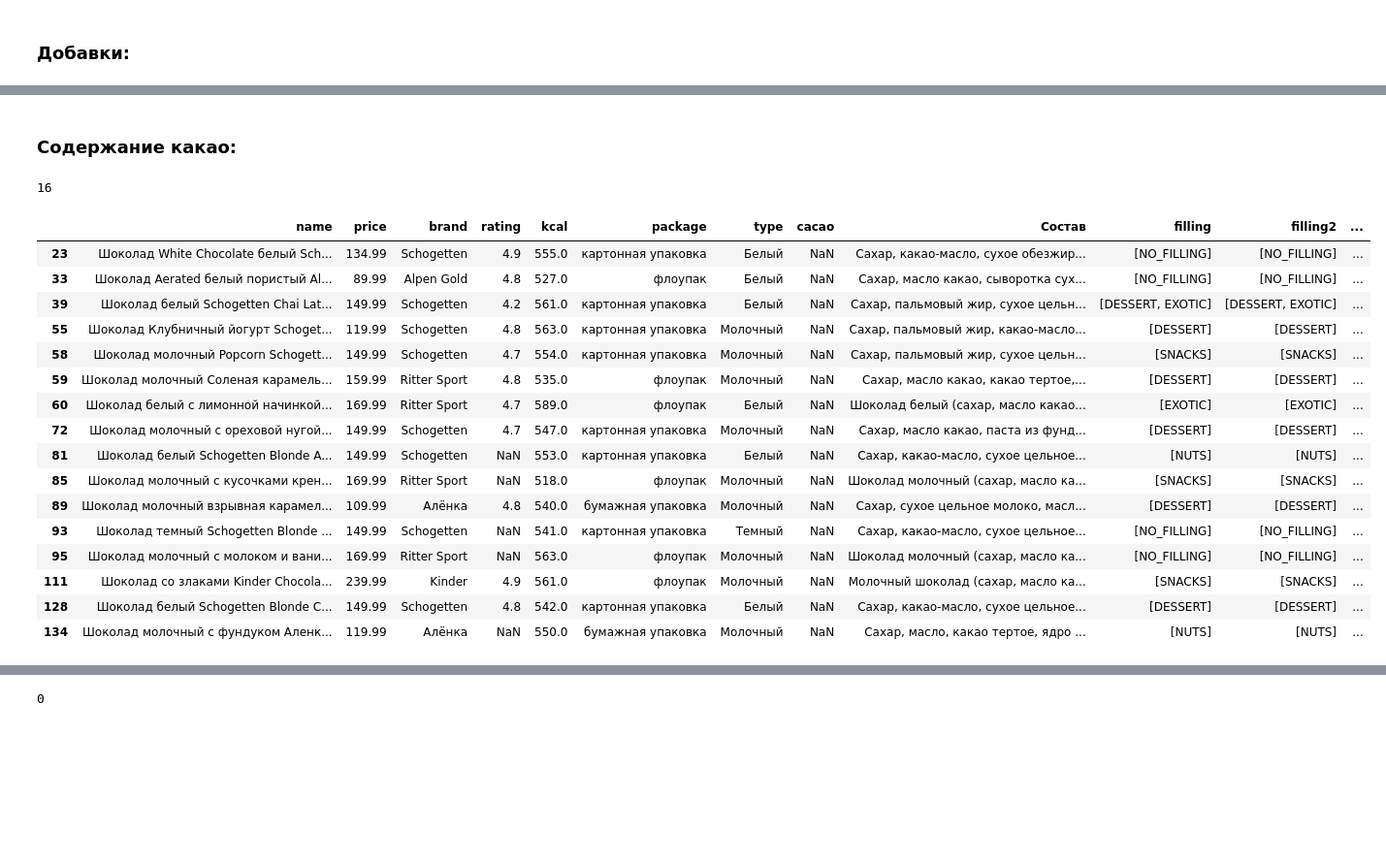
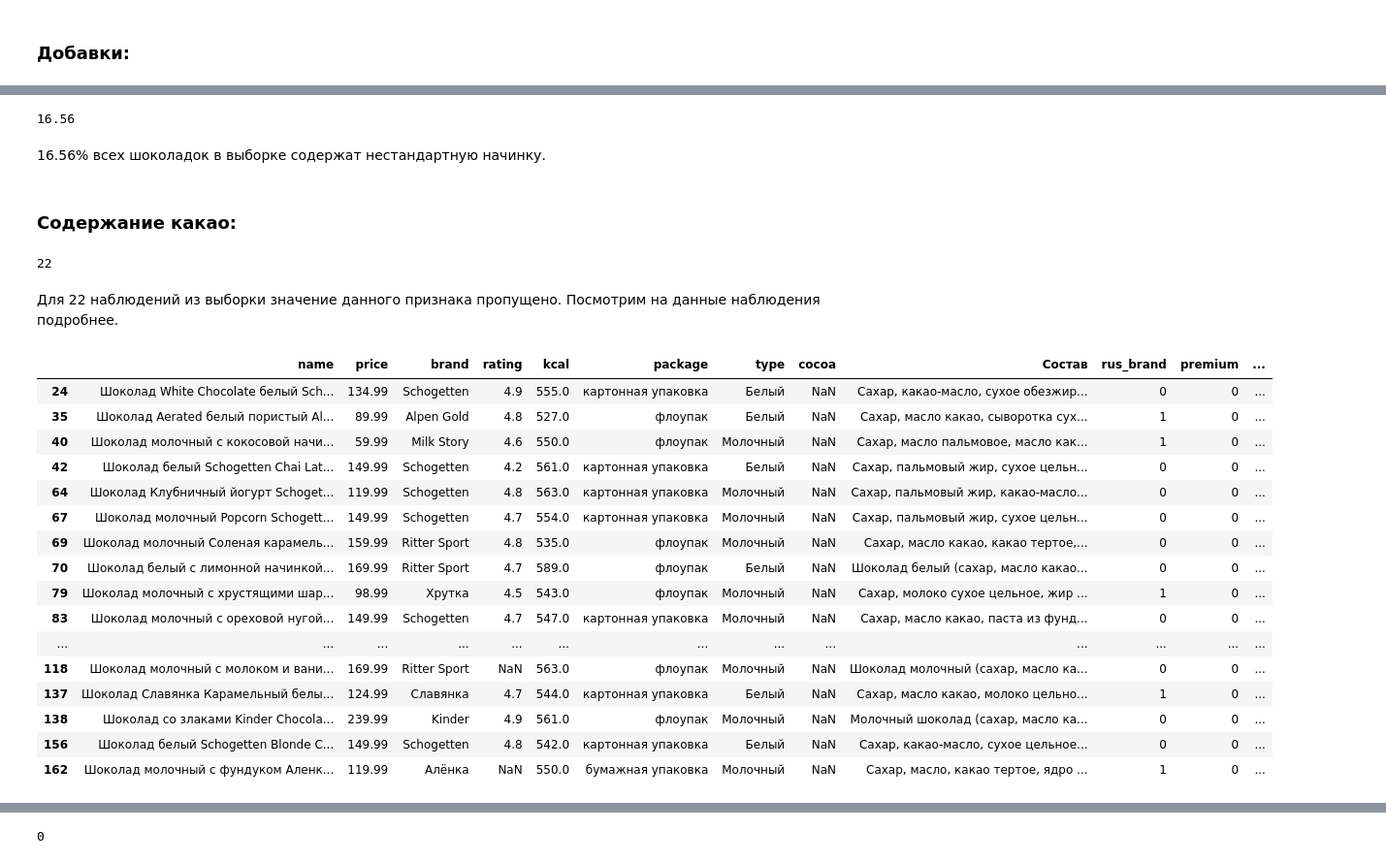
Before and after one commit to kirshchinivan/Econometrics_Project, a Jupyter notebook: eda/eda.ipynb, the cells around one changed output, grey strips where cells are left out. Shown at 97% size. Saved outputs shown, nothing was run; the diff lists cells and outputs as text; code cells hidden in the pictures; blank space fills up the shorter version.

```diff
--- a/eda/eda.ipynb
+++ b/eda/eda.ipynb
@@ -10,11 +14,8 @@ from enum import StrEnum
 data = pd.read_csv('final_products_05_05_2025_09_59.csv')
 data = data[(data['Вес (кг)'] <= 0.1) & (data['Вес (кг)']>= 0.075)]
 data = data[data['Тип'] == 'Шоколадная плитка']
-brands = ['Россия Щедрая Душа', 'Ritter Sport', 'Alpen Gold', 'Milka', 'Алёнка', 'Schogetten', 'Bucheron',
- 'Бабаевский', 'Вдохновение', 'Merci', 'Степ', 'Kinder']
-data = data[np.isin(data['Бренд'], brands)]
 data = data.reset_index()[['Название', 'Текущая цена', 'Бренд', 'Рейтинг', 'Ккал', 'Упаковка', 'Тип шоколада', 'Какао (%)', \
         'Состав']].rename(columns={'Название': 'name', 'Текущая цена': 'price', 'Бренд': 'brand', 'Рейтинг': 'rating', 'Ккал': 'kcal', \
-        'Упаковка': 'package', 'Тип шоколада': 'type', 'Какао (%)': 'cacao', 'Состав': 'Состав'})
+        'Упаковка': 'package', 'Тип шоколада': 'type', 'Какао (%)': 'cocoa', 'Состав': 'Состав'})
 data.head(5)
 # %% [output]
@@ -29,2 +32,5 @@ data.head(5)
 # %%
-data['brand'].value_counts(dropna=False)
+rus_brands = ['Alpen Gold', 'Россия Щедрая Душа', 'Бабаевский', 'Степ', 'Особый', 'Babyfox', 'Алёнка', 'Milk Story', 'Хрутка', 'Победа', \
+        'Ozera', 'Вдохновение', 'Eco Botanica', 'Dy Nastie', 'Победа Вкуса', 'Red Delight', 'Белочка', 'Libertad', 'Рот Фронт', 'Славянка', \
+       'Монетный Двор', 'Развивайка']
+data['rus_brand'] = data['brand'].map(lambda x: 1 if x in rus_brands else 0)
@@ -45,0 +47,2 @@ Name: count, dtype: int64
+# %%
+data['premium'] = data['brand'].map(lambda x: 1 if x == 'Bucheron' else 0)
@@ -157,26 +235,34 @@ data['filling_EXOTIC'] = data['filling'].map(lambda x: 1 if 'EXOTIC' in x else 0
+# %%
+round((data['filling_EXOTIC'].sum() / data.shape[0]) * 100, 2)
+# %% [output]
+16.56
+# %% [markdown]
+16.56% всех шоколадок в выборке содержат нестандартную начинку.
 # %% [markdown]
 ### Содержание какао:
 # %%
-data['cacao'].isna().sum()
+data['cocoa'].isna().sum()
 # %% [output]
-16
+22
+# %% [markdown]
+Для 22 наблюдений из выборки значение данного признака пропущено. Посмотрим на данные наблюдения подробнее.
 # %%
-data[data['cacao'].isna()]
+data[data['cocoa'].isna()]
 # %% [output]
-|  | name | price | brand | rating | kcal | package | type | cacao | Состав | filling | filling2 | ... |
-| 23 | Шоколад White Chocolate белый Sch... | 134.99 | Schogetten | 4.9 | 555.0 | картонная упаковка | Белый | NaN | Сахар, какао-масло, сухое обезжир... | [NO_FILLING] | [NO_FILLING] | ... |
-| 33 | Шоколад Aerated белый пористый Al... | 89.99 | Alpen Gold | 4.8 | 527.0 | флоупак | Белый | NaN | Сахар, масло какао, сыворотка сух... | [NO_FILLING] | [NO_FILLING] | ... |
-| 39 | Шоколад белый Schogetten Chai Lat... | 149.99 | Schogetten | 4.2 | 561.0 | картонная упаковка | Белый | NaN | Сахар, пальмовый жир, сухое цельн... | [DESSERT, EXOTIC] | [DESSERT, EXOTIC] | ... |
-| 55 | Шоколад Клубничный йогурт Schoget... | 119.99 | Schogetten | 4.8 | 563.0 | картонная упаковка | Молочный | NaN | Сахар, пальмовый жир, какао-масло... | [DESSERT] | [DESSERT] | ... |
-| 58 | Шоколад молочный Popcorn Schogett... | 149.99 | Schogetten | 4.7 | 554.0 | картонная упаковка | Молочный | NaN | Сахар, пальмовый жир, сухое цельн... | [SNACKS] | [SNACKS] | ... |
-| 59 | Шоколад молочный Соленая карамель... | 159.99 | Ritter Sport | 4.8 | 535.0 | флоупак | Молочный | NaN | Сахар, масло какао, какао тертое,... | [DESSERT] | [DESSERT] | ... |
-| 60 | Шоколад белый с лимонной начинкой... | 169.99 | Ritter Sport | 4.7 | 589.0 | флоупак | Белый | NaN | Шоколад белый (сахар, масло какао... | [EXOTIC] | [EXOTIC] | ... |
-| 72 | Шоколад молочный с ореховой нугой... | 149.99 | Schogetten | 4.7 | 547.0 | картонная упаковка | Молочный | NaN | Сахар, масло какао, паста из фунд... | [DESSERT] | [DESSERT] | ... |
-| 81 | Шоколад белый Schogetten Blonde A... | 149.99 | Schogetten | NaN | 553.0 | картонная упаковка | Белый | NaN | Сахар, какао-масло, сухое цельное... | [NUTS] | [NUTS] | ... |
-| 85 | Шоколад молочный с кусочками крен... | 169.99 | Ritter Sport | NaN | 518.0 | флоупак | Молочный | NaN | Шоколад молочный (сахар, масло ка... | [SNACKS] | [SNACKS] | ... |
-| 89 | Шоколад молочный взрывная карамел... | 109.99 | Алёнка | 4.8 | 540.0 | бумажная упаковка | Молочный | NaN | Сахар, сухое цельное молоко, масл... | [DESSERT] | [DESSERT] | ... |
-| 93 | Шоколад темный Schogetten Blonde ... | 149.99 | Schogetten | NaN | 541.0 | картонная упаковка | Темный | NaN | Сахар, какао-масло, сухое цельное... | [NO_FILLING] | [NO_FILLING] | ... |
-| 95 | Шоколад молочный с молоком и вани... | 169.99 | Ritter Sport | NaN | 563.0 | флоупак | Молочный | NaN | Шоколад молочный (сахар, масло ка... | [NO_FILLING] | [NO_FILLING] | ... |
-| 111 | Шоколад со злаками Kinder Chocola... | 239.99 | Kinder | 4.9 | 561.0 | флоупак | Молочный | NaN | Молочный шоколад (сахар, масло ка... | [SNACKS] | [SNACKS] | ... |
-| 128 | Шоколад белый Schogetten Blonde C... | 149.99 | Schogetten | 4.8 | 542.0 | картонная упаковка | Белый | NaN | Сахар, какао-масло, сухое цельное... | [DESSERT] | [DESSERT] | ... |
-| 134 | Шоколад молочный с фундуком Аленк... | 119.99 | Алёнка | NaN | 550.0 | бумажная упаковка | Молочный | NaN | Сахар, масло, какао тертое, ядро ... | [NUTS] | [NUTS] | ... |
+|  | name | price | brand | rating | kcal | package | type | cocoa | Состав | rus_brand | premium | ... |
+| 24 | Шоколад White Chocolate белый Sch... | 134.99 | Schogetten | 4.9 | 555.0 | картонная упаковка | Белый | NaN | Сахар, какао-масло, сухое обезжир... | 0 | 0 | ... |
+| 35 | Шоколад Aerated белый пористый Al... | 89.99 | Alpen Gold | 4.8 | 527.0 | флоупак | Белый | NaN | Сахар, масло какао, сыворотка сух... | 1 | 0 | ... |
+| 40 | Шоколад молочный с кокосовой начи... | 59.99 | Milk Story | 4.6 | 550.0 | флоупак | Молочный | NaN | Сахар, масло пальмовое, масло как... | 1 | 0 | ... |
+| 42 | Шоколад белый Schogetten Chai Lat... | 149.99 | Schogetten | 4.2 | 561.0 | картонная упаковка | Белый | NaN | Сахар, пальмовый жир, сухое цельн... | 0 | 0 | ... |
+| 64 | Шоколад Клубничный йогурт Schoget... | 119.99 | Schogetten | 4.8 | 563.0 | картонная упаковка | Молочный | NaN | Сахар, пальмовый жир, какао-масло... | 0 | 0 | ... |
+| 67 | Шоколад молочный Popcorn Schogett... | 149.99 | Schogetten | 4.7 | 554.0 | картонная упаковка | Молочный | NaN | Сахар, пальмовый жир, сухое цельн... | 0 | 0 | ... |
+| 69 | Шоколад молочный Соленая карамель... | 159.99 | Ritter Sport | 4.8 | 535.0 | флоупак | Молочный | NaN | Сахар, масло какао, какао тертое,... | 0 | 0 | ... |
+| 70 | Шоколад белый с лимонной начинкой... | 169.99 | Ritter Sport | 4.7 | 589.0 | флоупак | Белый | NaN | Шоколад белый (сахар, масло какао... | 0 | 0 | ... |
+| 79 | Шоколад молочный с хрустящими шар... | 98.99 | Хрутка | 4.5 | 543.0 | флоупак | Молочный | NaN | Сахар, молоко сухое цельное, жир ... | 1 | 0 | ... |
+| 83 | Шоколад молочный с ореховой нугой... | 149.99 | Schogetten | 4.7 | 547.0 | картонная упаковка | Молочный | NaN | Сахар, масло какао, паста из фунд... | 0 | 0 | ... |
+| ... | ... | ... | ... | ... | ... | ... | ... | ... | ... | ... | ... | ... |
+| 118 | Шоколад молочный с молоком и вани... | 169.99 | Ritter Sport | NaN | 563.0 | флоупак | Молочный | NaN | Шоколад молочный (сахар, масло ка... | 0 | 0 | ... |
+| 137 | Шоколад Славянка Карамельный белы... | 124.99 | Славянка | 4.7 | 544.0 | картонная упаковка | Белый | NaN | Сахар, масло какао, молоко цельно... | 1 | 0 | ... |
+| 138 | Шоколад со злаками Kinder Chocola... | 239.99 | Kinder | 4.9 | 561.0 | флоупак | Молочный | NaN | Молочный шоколад (сахар, масло ка... | 0 | 0 | ... |
+| 156 | Шоколад белый Schogetten Blonde C... | 149.99 | Schogetten | 4.8 | 542.0 | картонная упаковка | Белый | NaN | Сахар, какао-масло, сухое цельное... | 0 | 0 | ... |
+| 162 | Шоколад молочный с фундуком Аленк... | 119.99 | Алёнка | NaN | 550.0 | бумажная упаковка | Молочный | NaN | Сахар, масло, какао тертое, ядро ... | 1 | 0 | ... |
```
Also changed, not shown: parts of 60 cells of this notebook, 1 other file.
